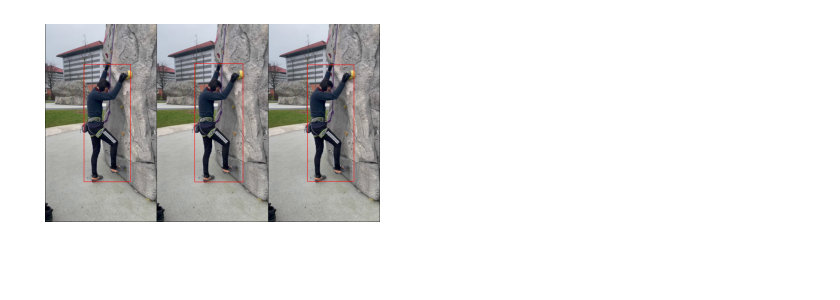
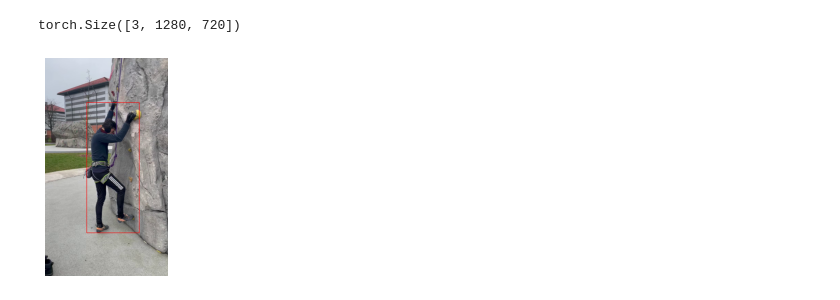
Before and after one commit to 2food/APEC, a Jupyter notebook: meva.ipynb, the cells around one changed output. Saved outputs shown, nothing was run; the diff lists cells and outputs as text; code cells hidden in the pictures; blank space fills up the shorter version.

```diff
--- a/meva.ipynb
+++ b/meva.ipynb
@@ -34,8 +41,10 @@ data_transforms = {
 }
 
 
-frames = torchvision.io.read_video(vid_file, 0, 3, pts_unit='sec')[0]
-# change to [T,C,H,W] and normalize
-frames = frames.transpose(2,3).transpose(1,2) / 255
-frames.to('cuda')
-frames.shape
+val_dataset = VideoFrameFolder('/home/tormod/ucph-erda-home/frames/',
+                              transform=data_transforms['val'])
+val_dataloader = torch.utils.data.DataLoader(val_dataset,
+                                            batch_size=30,
+                                            shuffle=False,
+                                            num_workers=8,
+                                            prefetch_factor=4)
@@ -46,19 +55,22 @@ det = torchvision.models.detection.fasterrcnn_resnet50_fpn(pretrained=True)
+# %%
+val_dataset[0][0].shape
+# %% [output]
+torch.Size([3, 1280, 720])
 # %%
 if 'pred' in globals():
     del pred
 det.eval()
-inputframes = frames[0:3]
-pred = det(inputframes)
+pred = det(val_dataset[0][0].unsqueeze(0))
 #pred
 # %%
 def draw_best_box(frames, preds):
     imgs = []
     for f, p in zip(frames, preds):
         uint_inputframe = torchvision.transforms.functional.convert_image_dtype(f, torch.uint8)
         wboxes = torchvision.utils.draw_bounding_boxes(uint_inputframe, p['boxes'][0:1], colors=['red'], width=3)
         imgs.append(wboxes)
     return torchvision.utils.make_grid(imgs)
 
-imshow(draw_best_box(inputframes, pred))
+imshow(draw_best_box(val_dataset[0][0].unsqueeze(0), pred))
 # %% [output]
-[figure, old version]
+[figure, new version]
```
Also changed, not shown: parts of 4 cells of this notebook, 3 other files.
